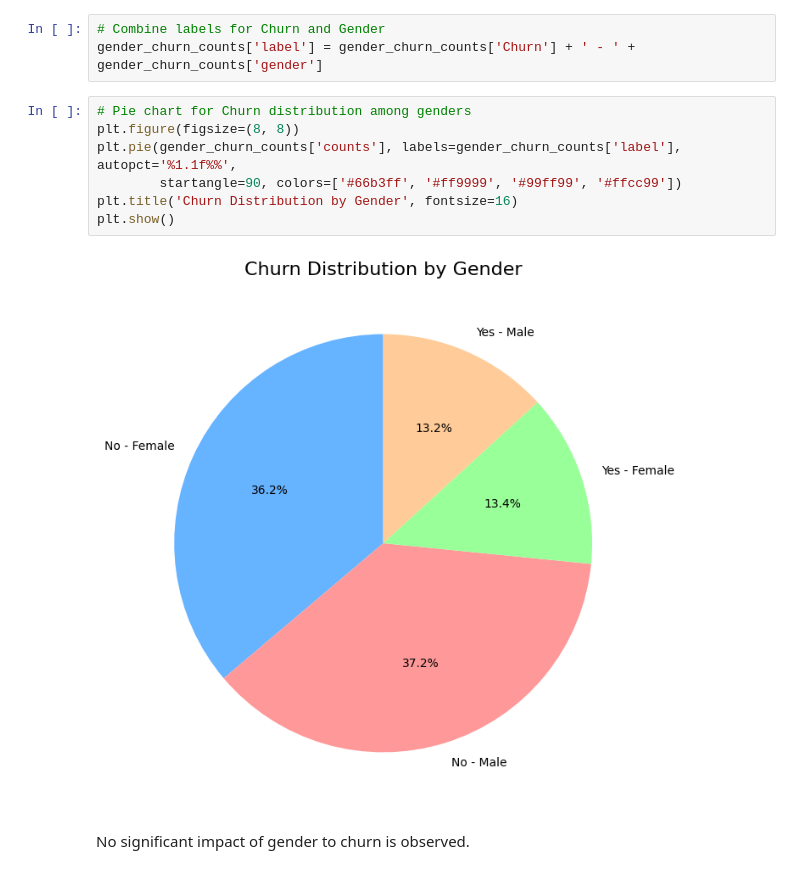
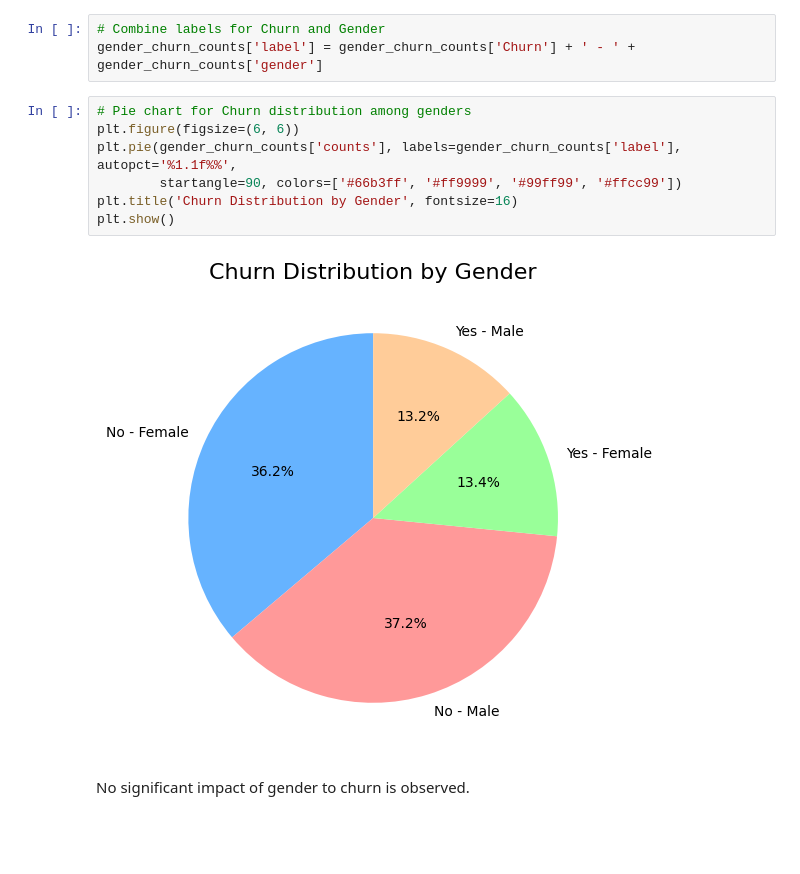
Before and after one commit to CoderCnc/ChurnPrediction, a Jupyter notebook: code.ipynb, the cells around one changed output. Cells and saved outputs as stored; diff of their text form; blank space fills up the shorter version.

```diff
--- a/code.ipynb
+++ b/code.ipynb
@@ -251,13 +253,13 @@ gender_churn_counts
 gender_churn_counts['label'] = gender_churn_counts['Churn'] + ' - ' + gender_churn_counts['gender']
 # %%
 # Pie chart for Churn distribution among genders
-plt.figure(figsize=(8, 8))
+plt.figure(figsize=(6, 6))
 plt.pie(gender_churn_counts['counts'], labels=gender_churn_counts['label'], autopct='%1.1f%%',
         startangle=90, colors=['#66b3ff', '#ff9999', '#99ff99', '#ffcc99'])
 plt.title('Churn Distribution by Gender', fontsize=16)
 plt.show()
 # %% [output]
-[figure, old version]
+[figure, new version]
 # %% [markdown]
 No significant impact of gender to churn is observed.
 # %%
```
Also changed, not shown: parts of 28 cells of this notebook.
